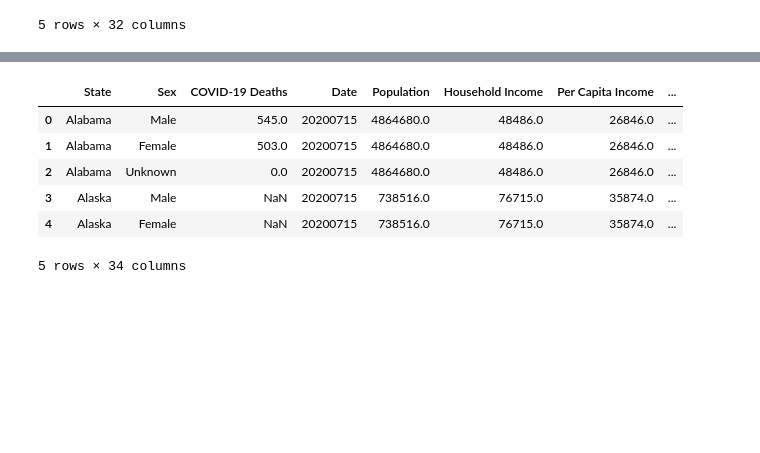
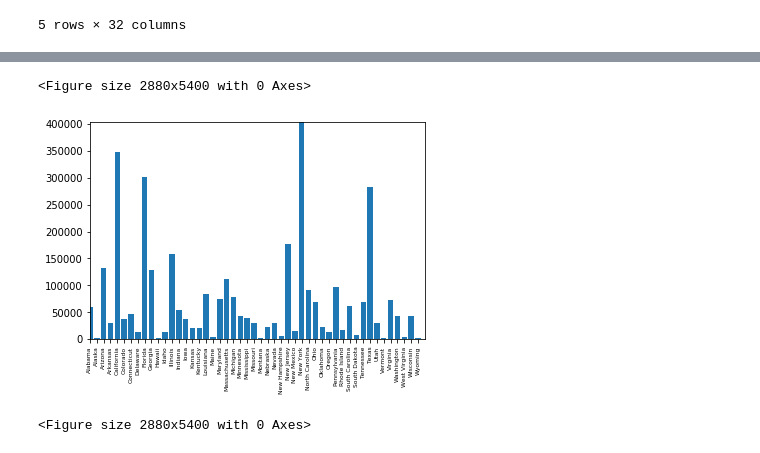
Before and after one commit to MBoerenko/Project1, a Jupyter notebook: CleanUp.ipynb, the cells around one changed output, grey strips where cells are left out. Drawn from its saved outputs; the diff is of its cells as text; code cells hidden in the pictures; blank space fills up the shorter version.

```diff
--- a/CleanUp.ipynb
+++ b/CleanUp.ipynb
@@ -102,3 +102,13 @@ diversity_df.head()
 | 3 | 20200715 | Arkansas | 2990671.0 | 45726.0 | 25635.0 | 0.7700 | 0.1541 | 0.0067 | ... |
 | 4 | 20200715 | California | 39148760.0 | 71228.0 | 35021.0 | 0.6010 | 0.0579 | 0.0076 | ... |
 5 rows × 32 columns
+# %%
+#pull top-five percentage white
+diversity_df.sort_values(by=['WhitePerc'], inplace=True, ascending=False)
+top_five_df = diversity_df.head()
+
+#pull bottom five percentage white
+diversity_df.sort_values(by=['WhitePerc'], inplace=True)
+bottom_five_df = diversity_df.head()
+top_five_df
+bottom_five_df
@@ -109,12 +127,20 @@ csv_path = "Resources/Provisional_COVID-19_Death_Counts_by_Sex__Age__and_State (
 col_list = ['State','Sex','COVID-19 Deaths']
 sex_df = pd.read_csv(csv_path, usecols=col_list)
 gender_df = pd.merge(sex_df, diversity_df, on="State")
-gender_df.head()
-# %% [output]
-|  | State | Sex | COVID-19 Deaths | Date | Population | Household Income | Per Capita Income | ... |
-| 0 | Alabama | Male | 545.0 | 20200715 | 4864680.0 | 48486.0 | 26846.0 | ... |
-| 1 | Alabama | Female | 503.0 | 20200715 | 4864680.0 | 48486.0 | 26846.0 | ... |
-| 2 | Alabama | Unknown | 0.0 | 20200715 | 4864680.0 | 48486.0 | 26846.0 | ... |
-| 3 | Alaska | Male | NaN | 20200715 | 738516.0 | 76715.0 | 35874.0 | ... |
-| 4 | Alaska | Female | NaN | 20200715 | 738516.0 | 76715.0 | 35874.0 | ... |
-5 rows × 34 columns
+# %%
+#race_scatter = diversity_df.loc[:,['Cases_White', 'Cases_Black', 'Cases_LatinX', 'Cases_Asian',
+                                #'Cases_AIAN', 'Cases_NHPI', 'Cases_Multiracial', 'Cases_Other',
+                                   #'Cases_Unknown'
+#]]
+#race_scatter_df = pd.DataFrame(race_scatter.groupby(['State']))
+x_axis =diversity_df['State']
+y_axis = diversity_df['Cases_Total']
+plt.bar(x_axis, y_axis)
+plt.xticks(rotation = 'vertical', fontsize=6)
+plt.xlim(0,len(x_axis))
+plt.ylim(0, max(y_axis))
+plt.figure(figsize=(40,75))
+# %% [output]
+<Figure size 2880x5400 with 0 Axes>
+[figure, added]
+<Figure size 2880x5400 with 0 Axes>
```
Also changed, not shown: parts of 2 cells of this notebook, 1 other file.
